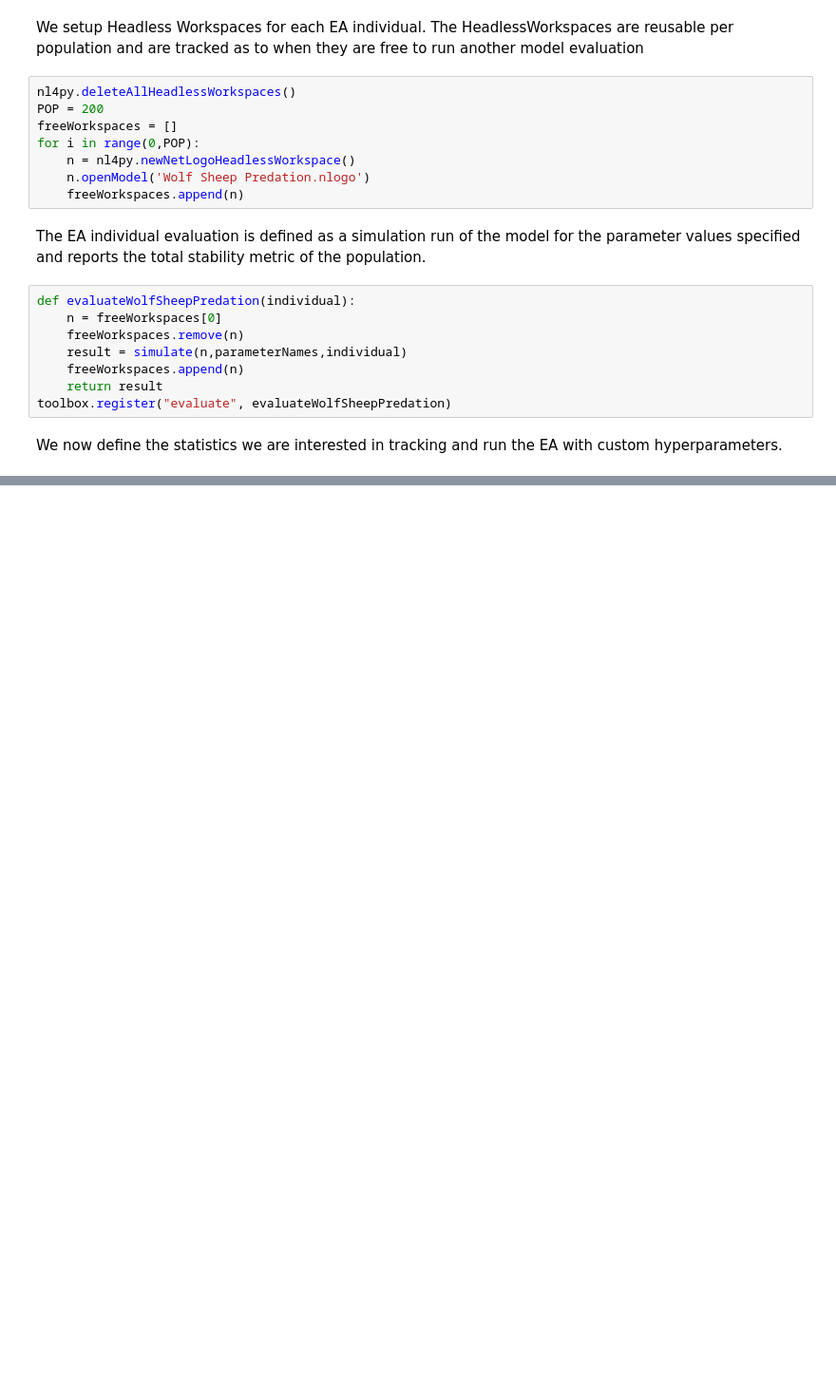
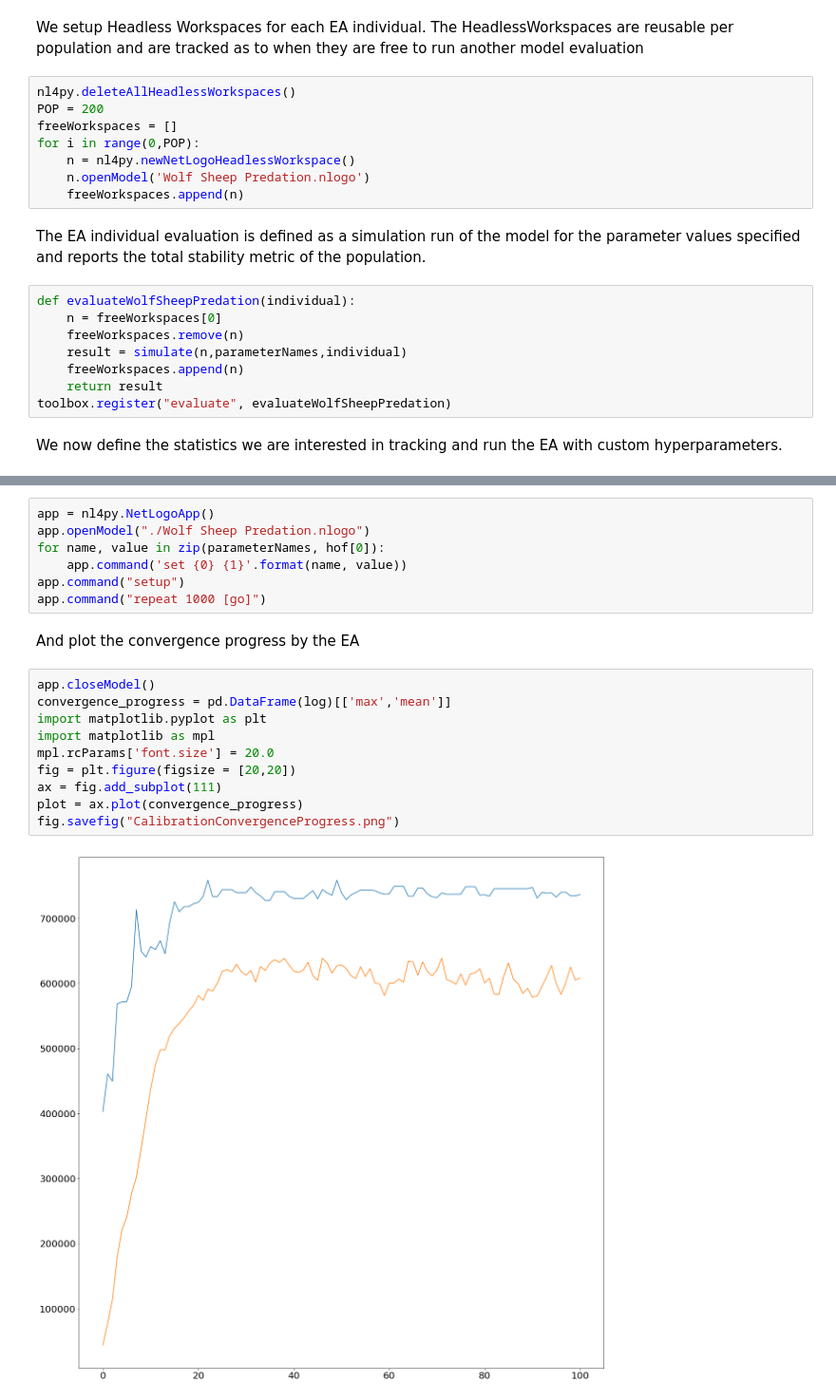
Before and after one commit to chathika/NL4Py, a Jupyter notebook: JASSS2018/CalibrationDEAP.ipynb, the cells around one changed output, grey strips where cells are left out. Shown at 95% size. Saved outputs shown, nothing was run; the diff lists cells and outputs as text; blank space fills up the shorter version.

Commit message:
Calibration results

```diff
--- a/JASSS2018/CalibrationDEAP.ipynb
+++ b/JASSS2018/CalibrationDEAP.ipynb
@@ -140,0 +163,21 @@ We can now plot the results...
+# %%
+app = nl4py.NetLogoApp()
+app.openModel("./Wolf Sheep Predation.nlogo")
+for name, value in zip(parameterNames, hof[0]):
+    app.command('set {0} {1}'.format(name, value))
+app.command("setup")
+app.command("repeat 1000 [go]")
+# %% [markdown]
+And plot the convergence progress by the EA
+# %%
+app.closeModel()
+convergence_progress = pd.DataFrame(log)[['max','mean']]
+import matplotlib.pyplot as plt
+import matplotlib as mpl
+mpl.rcParams['font.size'] = 20.0
+fig = plt.figure(figsize = [20,20])
+ax = fig.add_subplot(111)
+plot = ax.plot(convergence_progress)
+fig.savefig("CalibrationConvergenceProgress.png")
+# %% [output]
+[figure, added]
```
Also changed, not shown: parts of 6 cells of this notebook, 1 other file.
